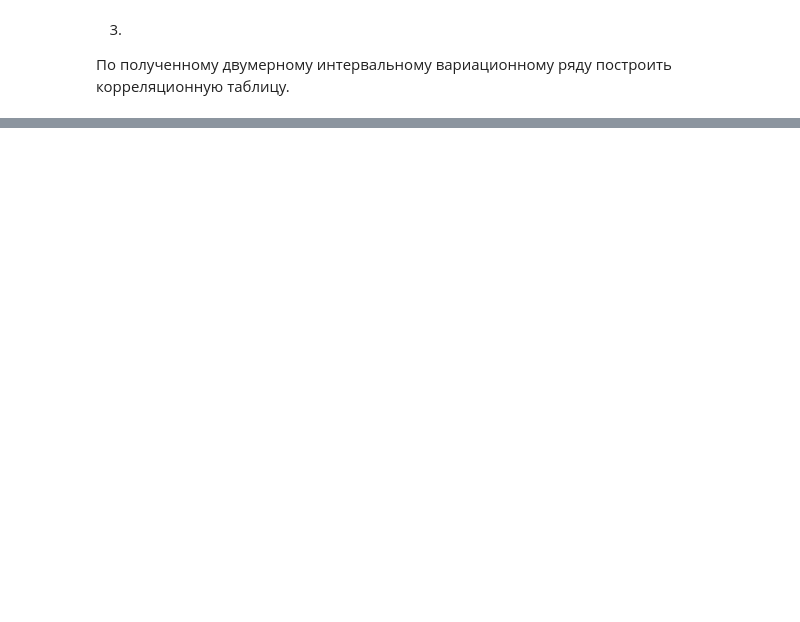
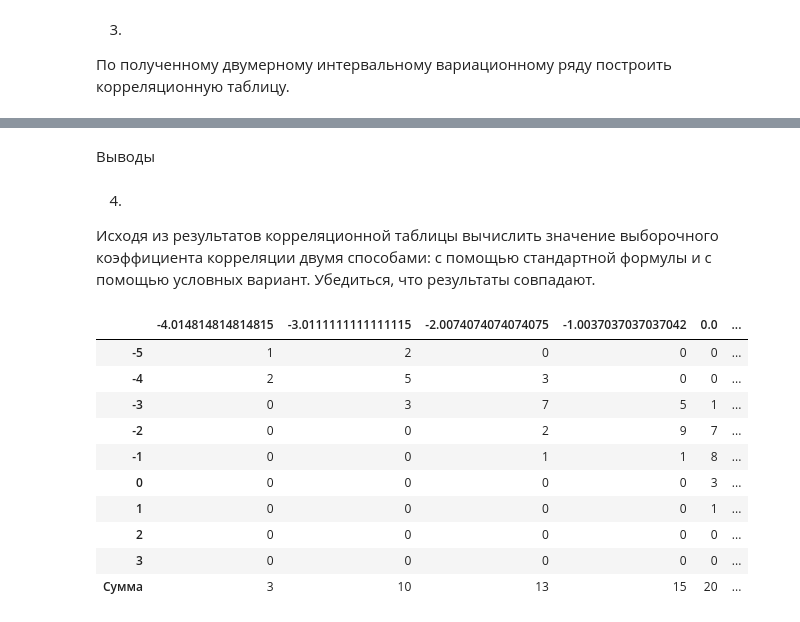
Before and after one commit to the-mvi/smedh-2024, a Jupyter notebook: 0383_Zhelnin_MY_Rudakova_YV_Sergevnin_DV/task4.ipynb, the cells around one changed output, grey strips where cells are left out. Saved outputs shown, nothing was run; the diff lists cells and outputs as text; code cells hidden in the pictures; blank space fills up the shorter version.

```diff
--- a/0383_Zhelnin_MY_Rudakova_YV_Sergevnin_DV/task4.ipynb
+++ b/0383_Zhelnin_MY_Rudakova_YV_Sergevnin_DV/task4.ipynb
@@ -538,0 +416,35 @@ print(sum([(freq[i]**2) / freq_theor[i] for i in range(len(freq))]) - sum(freq))
+# %% [markdown]
+Выводы
+# %% [markdown]
+4.
+Исходя из результатов корреляционной таблицы вычислить значение выборочного коэффициента корреляции двумя способами: с помощью стандартной формулы и с помощью условных вариант. Убедиться, что результаты совпадают.
+# %%
+v_x = np.array(ui_arr_nu)
+v_y = np.array(ui_arr_e)
+
+_rowsIndex = pd.Index([*v_x])
+_colsIndex = pd.Index([*v_y])
+cor2 = two_dimensional_variational_series.copy()
+cor2 = cor2.drop(cor2.columns[-1], axis=1)
+cor2 = cor2.drop(cor2.index[-1])
+cor2.index = _rowsIndex
+cor2.columns = _colsIndex
+# %%
+cor2['Сумма'] = cor2.sum(axis=1)
+# %%
+new_row = [cor2[col].sum() for col in cor2.columns]
+cor2.loc['Сумма'] = new_row
+
+cor2
+# %% [output]
+|  | -4.014814814814815 | -3.0111111111111115 | -2.0074074074074075 | -1.0037037037037042 | 0.0 | ... |
+| -5 | 1 | 2 | 0 | 0 | 0 | ... |
+| -4 | 2 | 5 | 3 | 0 | 0 | ... |
+| -3 | 0 | 3 | 7 | 5 | 1 | ... |
+| -2 | 0 | 0 | 2 | 9 | 7 | ... |
+| -1 | 0 | 0 | 1 | 1 | 8 | ... |
+| 0 | 0 | 0 | 0 | 0 | 3 | ... |
+| 1 | 0 | 0 | 0 | 0 | 1 | ... |
+| 2 | 0 | 0 | 0 | 0 | 0 | ... |
+| 3 | 0 | 0 | 0 | 0 | 0 | ... |
+| Сумма | 3 | 10 | 13 | 15 | 20 | ... |
```
Also changed, not shown: parts of 74 cells of this notebook.
